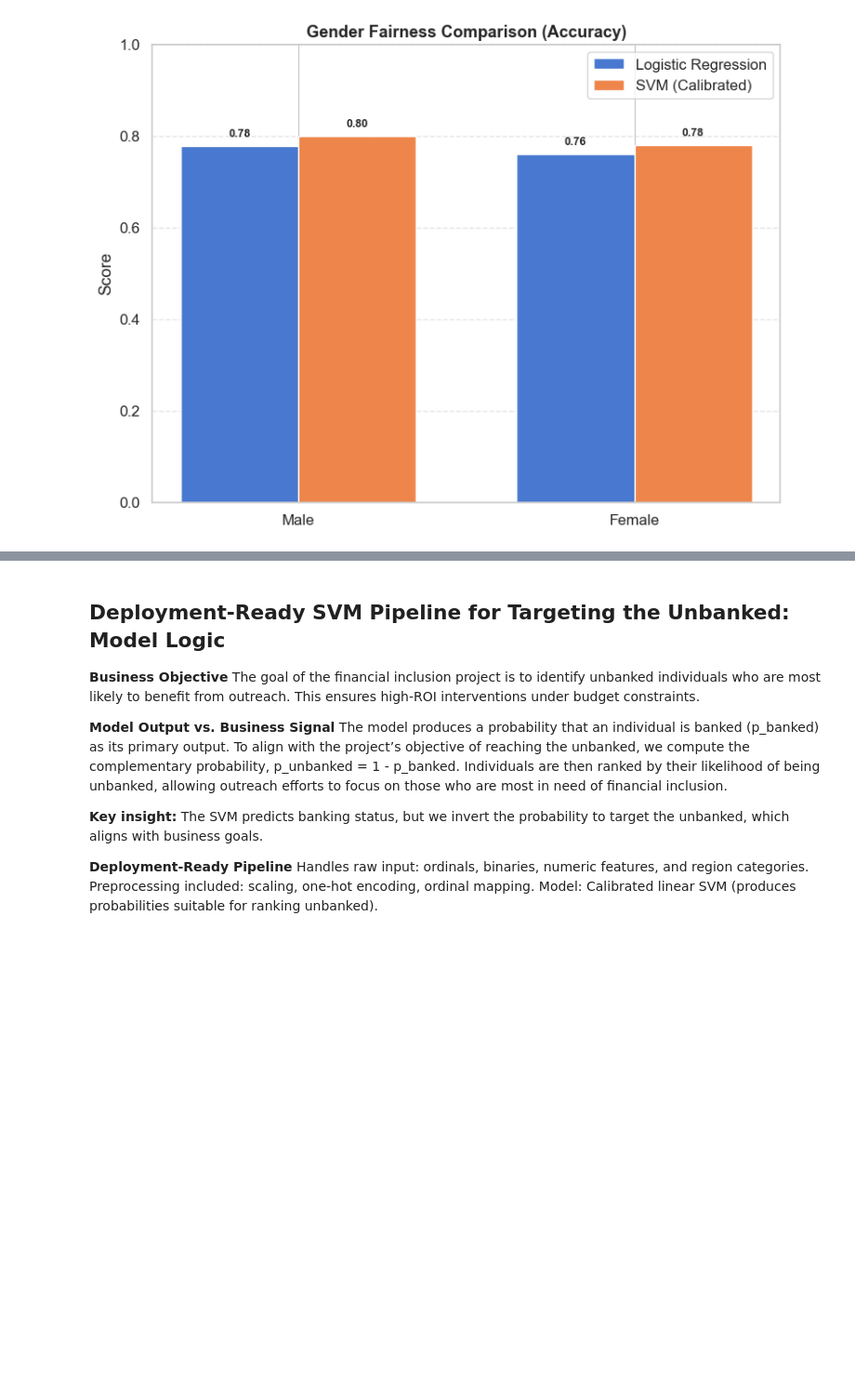
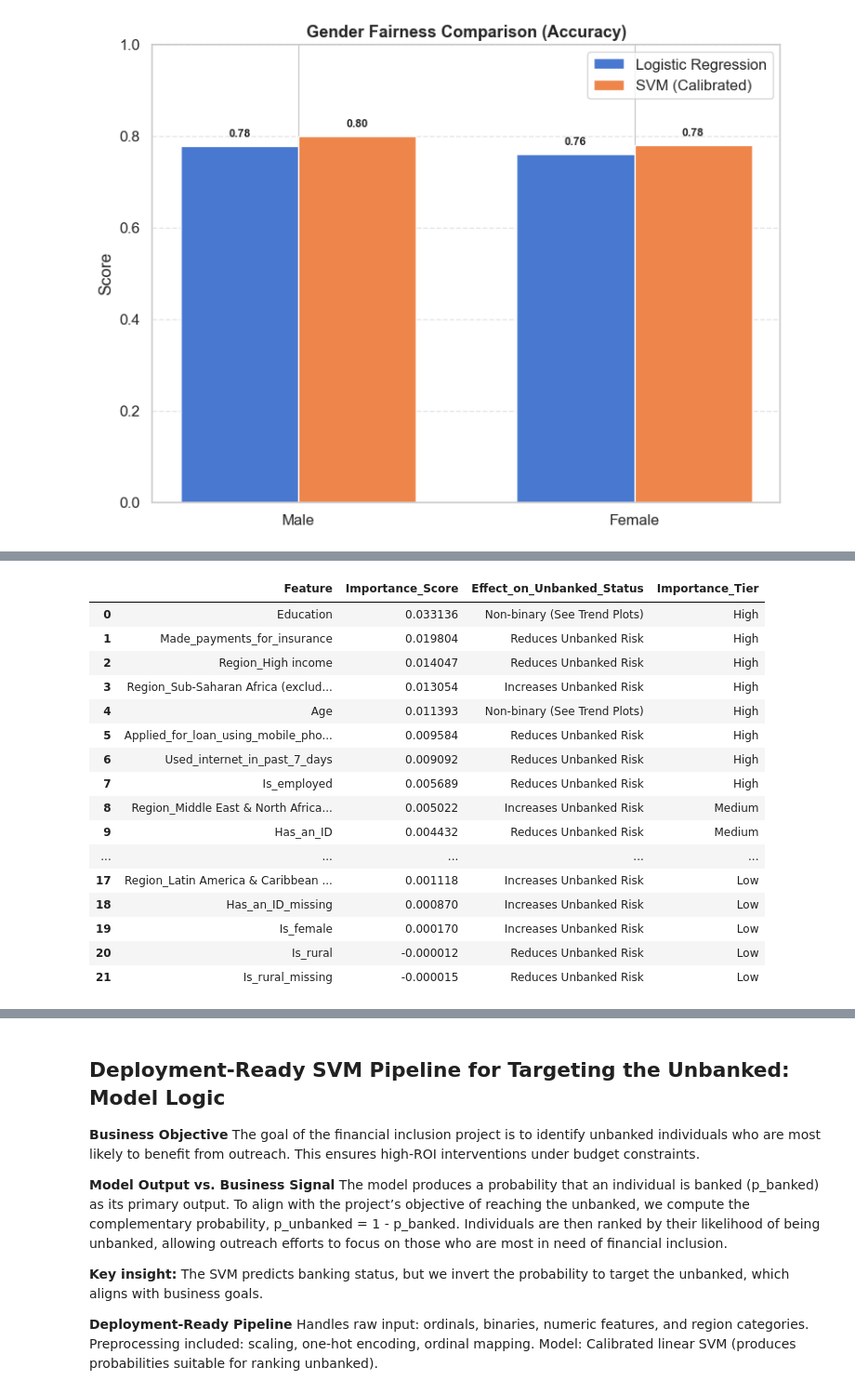
Before and after one commit to ProfFausat/Financial-Inclusion-Project, a Jupyter notebook: Financial_Inclusion_Project_v2.ipynb, the cells around one changed output, grey strips where cells are left out. Shown at 93% size. Cells and saved outputs as stored; diff of their text form; code cells hidden in the pictures; blank space fills up the shorter version.

```diff
--- a/Financial_Inclusion_Project_v2.ipynb
+++ b/Financial_Inclusion_Project_v2.ipynb
@@ -2939,0 +2771,96 @@ plt.show()
+# %%
+import pandas as pd
+import numpy as np
+import warnings
+from sklearn.inspection import permutation_importance
+import IPython.display as ipd # Use this to avoid the 'not callable' error
+
+# 1️⃣ Silence the "Feature Name" warnings
+warnings.filterwarnings('ignore', category=UserWarning)
+
+# 2️⃣ Identify the steps
+step_names = list(svm_pipeline.named_steps.keys())
+preprocessor_name = step_names[0]
+model_name = step_names[-1]
+model = svm_pipeline.named_steps[model_name]
+
+# 3️⃣ Transform the data and clean feature names
+X_test_transformed = svm_pipeline.named_steps[preprocessor_name].transform(X_test)
+if hasattr(X_test_transformed, "toarray"):
+    X_test_transformed = X_test_transformed.toarray()
+
+raw_names = svm_pipeline.named_steps[preprocessor_name].get_feature_names_out()
+clean_names = [name.split('__')[-1] for name in raw_names]
+
+X_test_df = pd.DataFrame(X_test_transformed, columns=clean_names)
+
+# 4️⃣ Run Importance
+perm_importance = permutation_importance(
+    model, X_test_transformed, y_test,
+    n_repeats=30, random_state=42, scoring='roc_auc'
+)
+
+feature_importance = pd.DataFrame({
+    'Feature': clean_names,
+    'Importance_Score': perm_importance.importances_mean
+})
+
+# 5️⃣ Binary PDP Logic - Calibrated for UNBANKED (Class 0)
+effect_list = []
+for feature in feature_importance['Feature']:
+    if set(X_test_df[feature].dropna().unique()).issubset({0, 1}):
+        col_idx = list(clean_names).index(feature)
+
+        # Scenario 0: Feature is absent
+        X0 = X_test_transformed.copy()
+        X0[:, col_idx] = 0
+        y0 = model.predict_proba(X0)[:, 0].mean() # Prob of Unbanked
+
+        # Scenario 1: Feature is present
+        X1 = X_test_transformed.copy()
+        X1[:, col_idx] = 1
+        y1 = model.predict_proba(X1)[:, 0].mean() # Prob of Unbanked
+
+        delta = y1 - y0
+
+        if delta > 0.001:
+            effect = "Increases Unbanked Risk"
+        elif delta < -0.001:
+            effect = "Reduces Unbanked Risk"
+        else:
+            effect = "Mixed or Context-Dependent"
+    else:
+        effect = "Non-binary (See Trend Plots)"
+    effect_list.append(effect)
+
+feature_importance['Effect_on_Unbanked_Status'] = effect_list
+
+# 6️⃣ Final Sorting and Tiering
+policy_table = feature_importance.sort_values(by='Importance_Score', ascending=False).reset_index(drop=True)
+
+policy_table['Importance_Tier'] = pd.qcut(
+    policy_table['Importance_Score'],
+    q=[0, 0.33, 0.66, 1.0],
+    labels=['Low', 'Medium', 'High']
+)
+
+# Use explicit IPython display to bypass the error
+ipd.display(policy_table)
+# %% [output]
+|  | Feature | Importance_Score | Effect_on_Unbanked_Status | Importance_Tier |
+| 0 | Education | 0.033136 | Non-binary (See Trend Plots) | High |
+| 1 | Made_payments_for_insurance | 0.019804 | Reduces Unbanked Risk | High |
+| 2 | Region_High income | 0.014047 | Reduces Unbanked Risk | High |
+| 3 | Region_Sub-Saharan Africa (exclud... | 0.013054 | Increases Unbanked Risk | High |
+| 4 | Age | 0.011393 | Non-binary (See Trend Plots) | High |
+| 5 | Applied_for_loan_using_mobile_pho... | 0.009584 | Reduces Unbanked Risk | High |
+| 6 | Used_internet_in_past_7_days | 0.009092 | Reduces Unbanked Risk | High |
+| 7 | Is_employed | 0.005689 | Reduces Unbanked Risk | High |
+| 8 | Region_Middle East & North Africa... | 0.005022 | Increases Unbanked Risk | Medium |
+| 9 | Has_an_ID | 0.004432 | Reduces Unbanked Risk | Medium |
+| ... | ... | ... | ... | ... |
+| 17 | Region_Latin America & Caribbean ... | 0.001118 | Increases Unbanked Risk | Low |
+| 18 | Has_an_ID_missing | 0.000870 | Increases Unbanked Risk | Low |
+| 19 | Is_female | 0.000170 | Increases Unbanked Risk | Low |
+| 20 | Is_rural | -0.000012 | Reduces Unbanked Risk | Low |
+| 21 | Is_rural_missing | -0.000015 | Reduces Unbanked Risk | Low |
```
Also changed, not shown: parts of 23 cells of this notebook, 6 other files.
